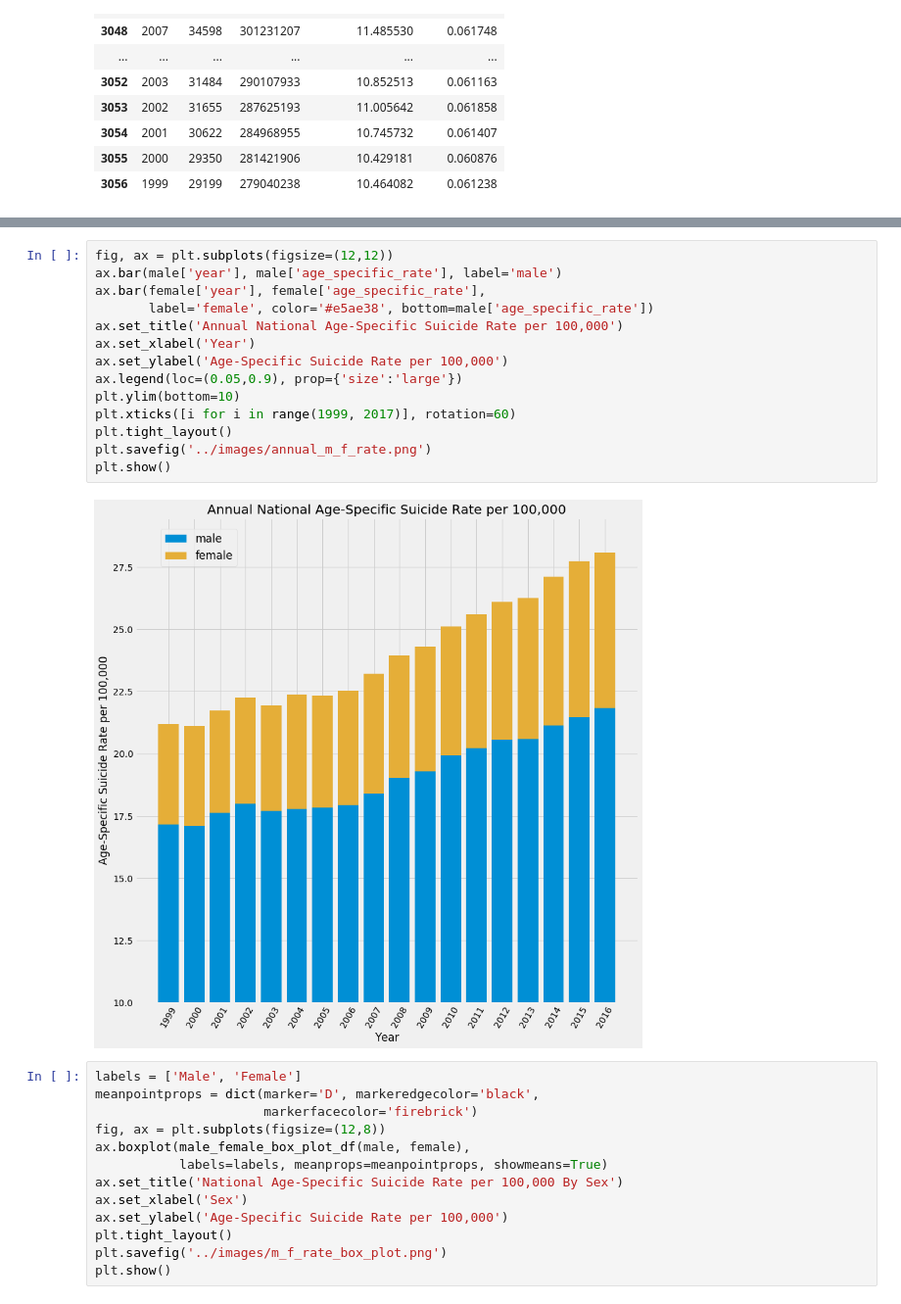
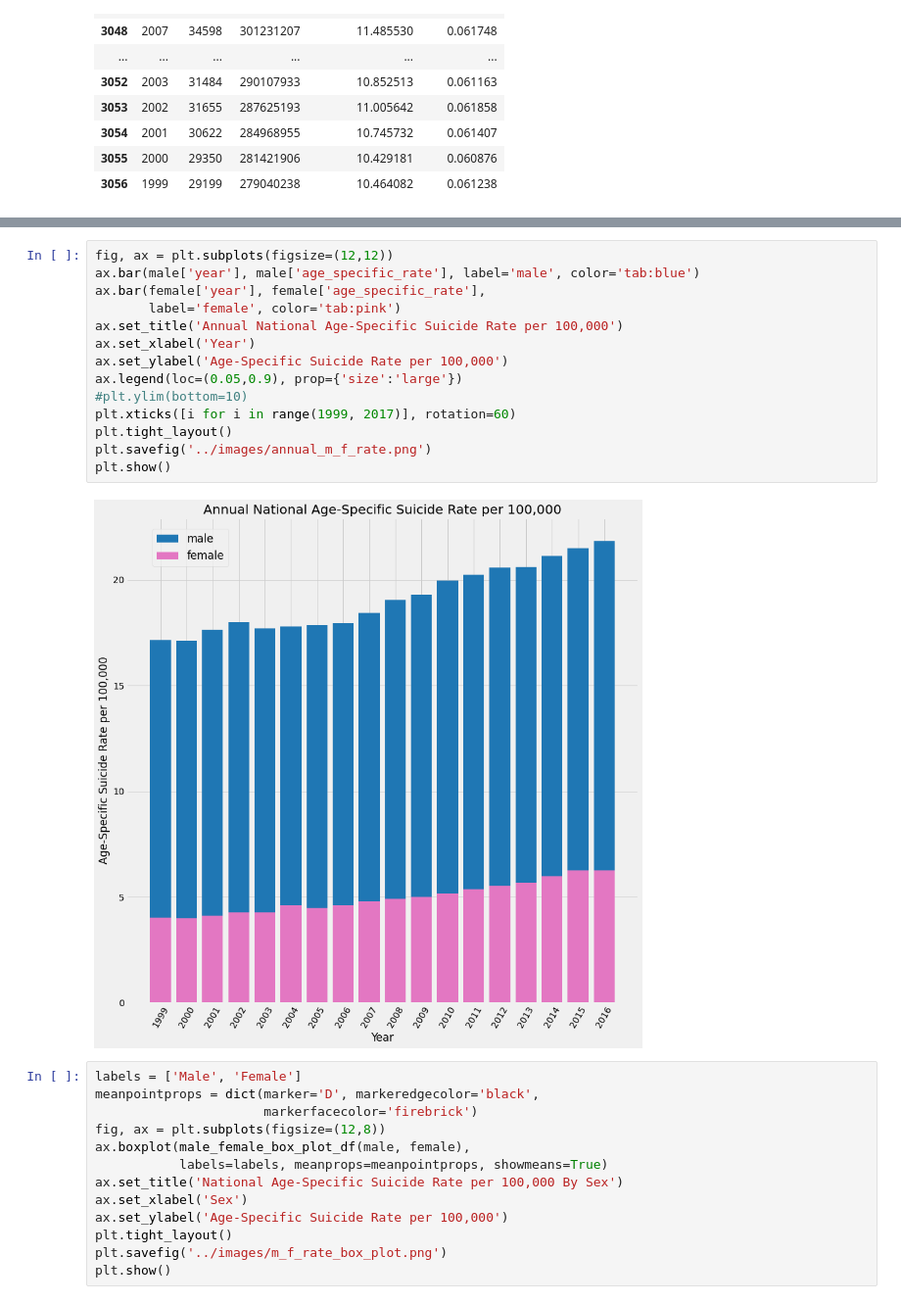
Before and after one commit to A-Hanson/suicide_rate_trends_in_the_us, a Jupyter notebook: notebooks/initial_data_visualization.ipynb, the cells around one changed output, grey strips where cells are left out. Shown: that part at 98% size. Saved outputs shown, nothing was run; the diff lists cells and outputs as text.

```diff
--- a/notebooks/initial_data_visualization.ipynb
+++ b/notebooks/initial_data_visualization.ipynb
@@ -80,19 +80,19 @@ plt.show()
 # %%
 fig, ax = plt.subplots(figsize=(12,12))
-ax.bar(male['year'], male['age_specific_rate'], label='male')
+ax.bar(male['year'], male['age_specific_rate'], label='male', color='tab:blue')
 ax.bar(female['year'], female['age_specific_rate'],
-       label='female', color='#e5ae38', bottom=male['age_specific_rate'])
+       label='female', color='tab:pink')
 ax.set_title('Annual National Age-Specific Suicide Rate per 100,000')
 ax.set_xlabel('Year')
 ax.set_ylabel('Age-Specific Suicide Rate per 100,000')
 ax.legend(loc=(0.05,0.9), prop={'size':'large'})
-plt.ylim(bottom=10)
+#plt.ylim(bottom=10)
 plt.xticks([i for i in range(1999, 2017)], rotation=60)
 plt.tight_layout()
 plt.savefig('../images/annual_m_f_rate.png')
 plt.show()
 # %% [output]
-[figure, old version]
+[figure, new version]
 # %%
 labels = ['Male', 'Female']
 meanpointprops = dict(marker='D', markeredgecolor='black',
```
Also changed, not shown: parts of 2 cells of this notebook, 12 other files.
